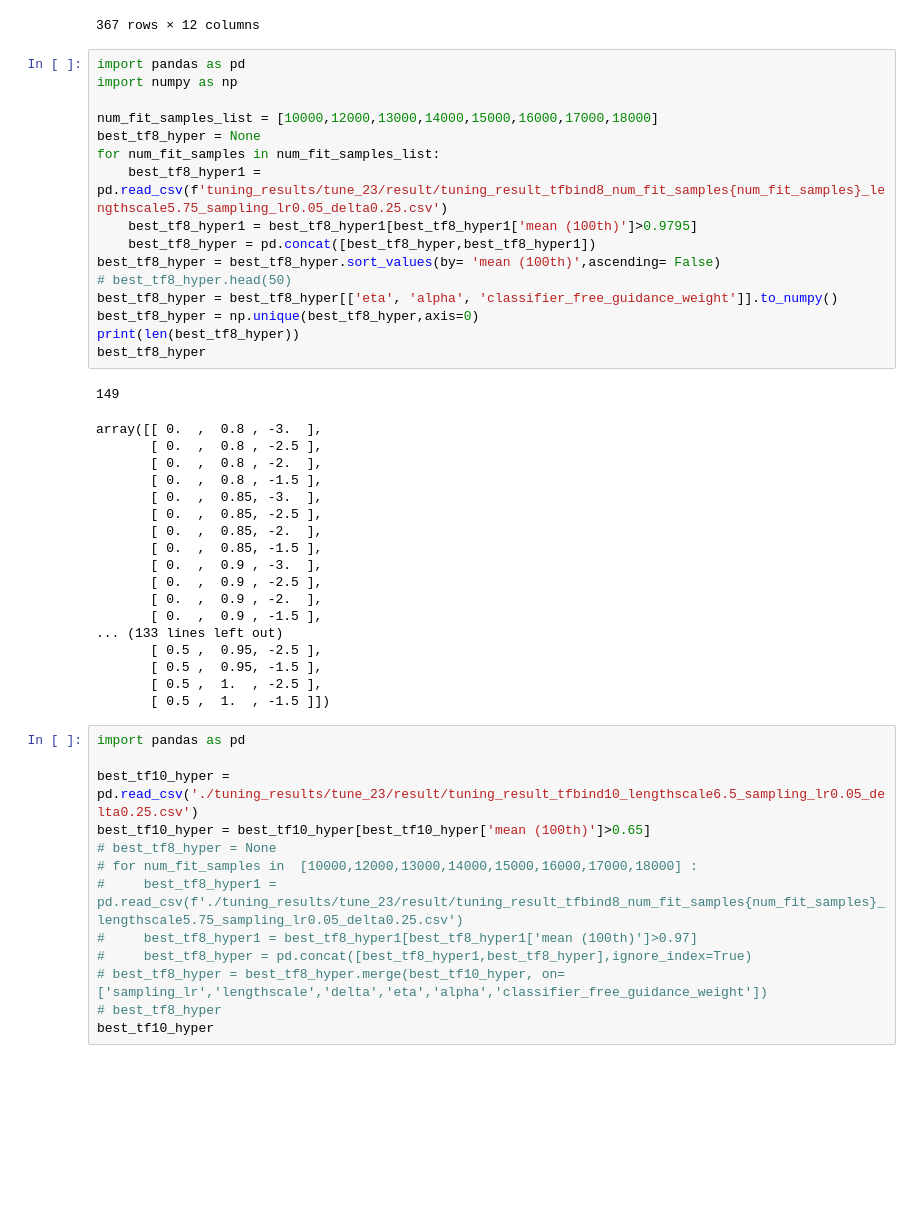
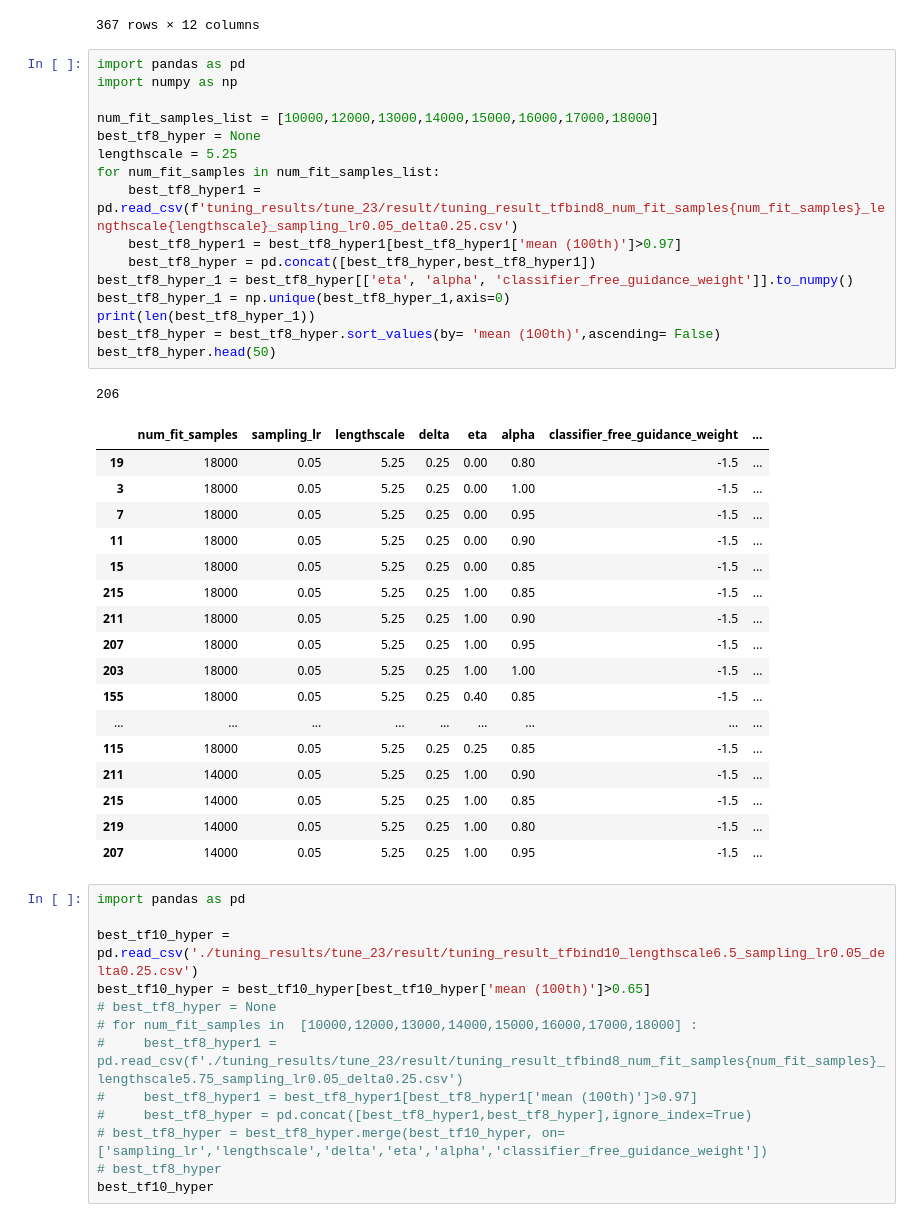
Before and after one commit to HungTT912/L2HD-setting-2, a Jupyter notebook: test.ipynb, the cells around one changed output. Cells and saved outputs as stored; diff of their text form; blank space fills up the shorter version.

Commit message:
tune 23

```diff
--- a/test.ipynb
+++ b/test.ipynb
@@ -24,38 +24,38 @@ df
 # %%
 import pandas as pd
 import numpy as np
 
 num_fit_samples_list = [10000,12000,13000,14000,15000,16000,17000,18000]
 best_tf8_hyper = None
+lengthscale = 5.25
 for num_fit_samples in num_fit_samples_list:
-    best_tf8_hyper1 =  pd.read_csv(f'tuning_results/tune_23/result/tuning_result_tfbind8_num_fit_samples{num_fit_samples}_lengthscale5.75_sampling_lr0.05_delta0.25.csv')
-    best_tf8_hyper1 = best_tf8_hyper1[best_tf8_hyper1['mean (100th)']>0.9795]
+    best_tf8_hyper1 =  pd.read_csv(f'tuning_results/tune_23/result/tuning_result_tfbind8_num_fit_samples{num_fit_samples}_lengthscale{lengthscale}_sampling_lr0.05_delta0.25.csv')
+    best_tf8_hyper1 = best_tf8_hyper1[best_tf8_hyper1['mean (100th)']>0.97]
     best_tf8_hyper = pd.concat([best_tf8_hyper,best_tf8_hyper1])
+best_tf8_hyper_1 = best_tf8_hyper[['eta', 'alpha', 'classifier_free_guidance_weight']].to_numpy()
+best_tf8_hyper_1 = np.unique(best_tf8_hyper_1,axis=0)
+print(len(best_tf8_hyper_1))
 best_tf8_hyper = best_tf8_hyper.sort_values(by= 'mean (100th)',ascending= False)
-# best_tf8_hyper.head(50)
-best_tf8_hyper = best_tf8_hyper[['eta', 'alpha', 'classifier_free_guidance_weight']].to_numpy()
-best_tf8_hyper = np.unique(best_tf8_hyper,axis=0)
-print(len(best_tf8_hyper))
-best_tf8_hyper
+best_tf8_hyper.head(50)
 # %% [output]
-149
+206
-array([[ 0.  ,  0.8 , -3.  ],
-       [ 0.  ,  0.8 , -2.5 ],
-       [ 0.  ,  0.8 , -2.  ],
-       [ 0.  ,  0.8 , -1.5 ],
-       [ 0.  ,  0.85, -3.  ],
-       [ 0.  ,  0.85, -2.5 ],
-       [ 0.  ,  0.85, -2.  ],
-       [ 0.  ,  0.85, -1.5 ],
-       [ 0.  ,  0.9 , -3.  ],
-       [ 0.  ,  0.9 , -2.5 ],
-       [ 0.  ,  0.9 , -2.  ],
-       [ 0.  ,  0.9 , -1.5 ],
-... (133 lines left out)
-       [ 0.5 ,  0.95, -2.5 ],
-       [ 0.5 ,  0.95, -1.5 ],
-       [ 0.5 ,  1.  , -2.5 ],
-       [ 0.5 ,  1.  , -1.5 ]])
+|  | num_fit_samples | sampling_lr | lengthscale | delta | eta | alpha | classifier_free_guidance_weight | ... |
+| 19 | 18000 | 0.05 | 5.25 | 0.25 | 0.00 | 0.80 | -1.5 | ... |
+| 3 | 18000 | 0.05 | 5.25 | 0.25 | 0.00 | 1.00 | -1.5 | ... |
+| 7 | 18000 | 0.05 | 5.25 | 0.25 | 0.00 | 0.95 | -1.5 | ... |
+| 11 | 18000 | 0.05 | 5.25 | 0.25 | 0.00 | 0.90 | -1.5 | ... |
+| 15 | 18000 | 0.05 | 5.25 | 0.25 | 0.00 | 0.85 | -1.5 | ... |
+| 215 | 18000 | 0.05 | 5.25 | 0.25 | 1.00 | 0.85 | -1.5 | ... |
+| 211 | 18000 | 0.05 | 5.25 | 0.25 | 1.00 | 0.90 | -1.5 | ... |
+| 207 | 18000 | 0.05 | 5.25 | 0.25 | 1.00 | 0.95 | -1.5 | ... |
+| 203 | 18000 | 0.05 | 5.25 | 0.25 | 1.00 | 1.00 | -1.5 | ... |
+| 155 | 18000 | 0.05 | 5.25 | 0.25 | 0.40 | 0.85 | -1.5 | ... |
+| ... | ... | ... | ... | ... | ... | ... | ... | ... |
+| 115 | 18000 | 0.05 | 5.25 | 0.25 | 0.25 | 0.85 | -1.5 | ... |
+| 211 | 14000 | 0.05 | 5.25 | 0.25 | 1.00 | 0.90 | -1.5 | ... |
+| 215 | 14000 | 0.05 | 5.25 | 0.25 | 1.00 | 0.85 | -1.5 | ... |
+| 219 | 14000 | 0.05 | 5.25 | 0.25 | 1.00 | 0.80 | -1.5 | ... |
+| 207 | 14000 | 0.05 | 5.25 | 0.25 | 1.00 | 0.95 | -1.5 | ... |
 # %%
 import pandas as pd
 
```
Also changed, not shown: 1 other file.
